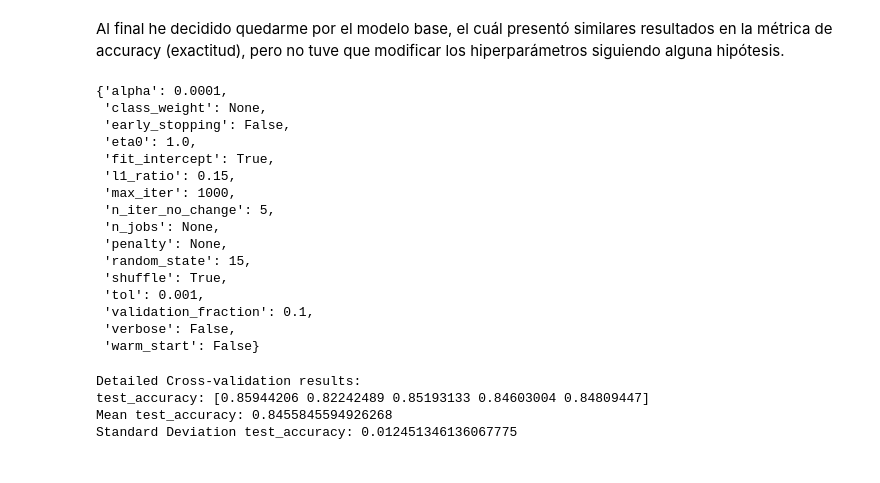
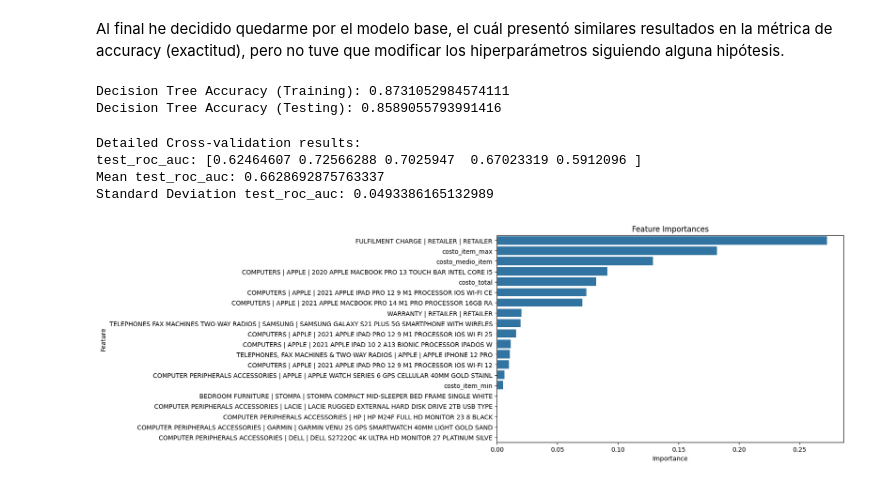
Before and after one commit to VictorRegueira/VARR_Bourbaki, a Jupyter notebook: WorkingAnalyst/Mod1/VARR_WorkingAnalyst_Mod1_Clasificacion.ipynb, the cells around one changed output. Cells and saved outputs as stored; diff of their text form; code cells hidden in the pictures.

```diff
--- a/WorkingAnalyst/Mod1/VARR_WorkingAnalyst_Mod1_Clasificacion.ipynb
+++ b/WorkingAnalyst/Mod1/VARR_WorkingAnalyst_Mod1_Clasificacion.ipynb
@@ -437,26 +436,23 @@ clf = model
-# %%
-clf.get_params(deep=True)
-# %% [output]
-{'alpha': 0.0001,
- 'class_weight': None,
- 'early_stopping': False,
- 'eta0': 1.0,
- 'fit_intercept': True,
- 'l1_ratio': 0.15,
- 'max_iter': 1000,
- 'n_iter_no_change': 5,
- 'n_jobs': None,
- 'penalty': None,
- 'random_state': 15,
- 'shuffle': True,
- 'tol': 0.001,
- 'validation_fraction': 0.1,
- 'verbose': False,
- 'warm_start': False}
+# %%
+from sklearn.tree import DecisionTreeClassifier
+
+# Initialize and train a DecisionTreeClassifier
+clf = DecisionTreeClassifier(random_state=42, max_depth=5)  # You can adjust hyperparameters here
+clf.fit(X_train, y_train)
+
+# Evaluate the model
+print("Decision Tree Accuracy (Training):", clf.score(X_train, y_train))
+print("Decision Tree Accuracy (Testing):", clf.score(X_test, y_test))
+
+# Make predictions
+y_pred = clf.predict(X_test)
+# %% [output]
+Decision Tree Accuracy (Training): 0.8731052984574111
+Decision Tree Accuracy (Testing): 0.8589055793991416
 # %%
 from sklearn.model_selection import cross_validate
 
-scoring = {'accuracy': 'accuracy'}
+scoring = {'roc_auc': 'roc_auc'}
 
 cv_results = cross_validate(clf, X, y, cv=5, scoring=scoring)
 
@@ -468,6 +464,17 @@ for metric, scores in cv_results.items():
       print(f"Standard Deviation {metric}: {np.std(scores)}")
 # %% [output]
 Detailed Cross-validation results:
-test_accuracy: [0.85944206 0.82242489 0.85193133 0.84603004 0.84809447]
-Mean test_accuracy: 0.8455845594926268
-Standard Deviation test_accuracy: 0.012451346136067775
+test_roc_auc: [0.62464607 0.72566288 0.7025947  0.67023319 0.5912096 ]
+Mean test_roc_auc: 0.6628692875763337
+Standard Deviation test_roc_auc: 0.0493386165132989
+# %%
+importances = clf.feature_importances_
+indices = np.argsort(importances)[::-1]
+plt.figure(figsize=(10, 6))
+sns.barplot(x=importances[indices][:20], y=X_train.columns[indices][:20])
+plt.title('Feature Importances')
+plt.xlabel('Importance')
+plt.ylabel('Feature')
+plt.show()
+# %% [output]
+[figure, added]
```
Also changed, not shown: parts of 12 cells of this notebook.
